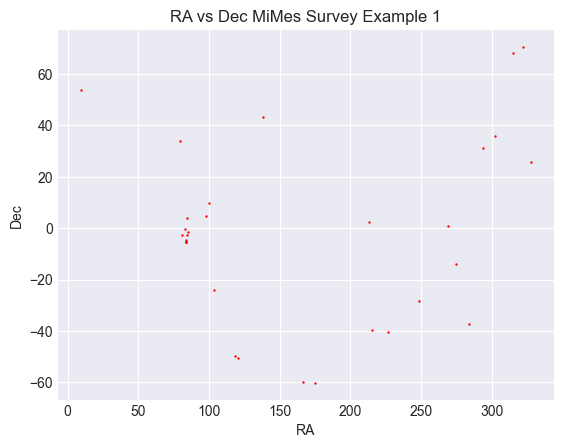
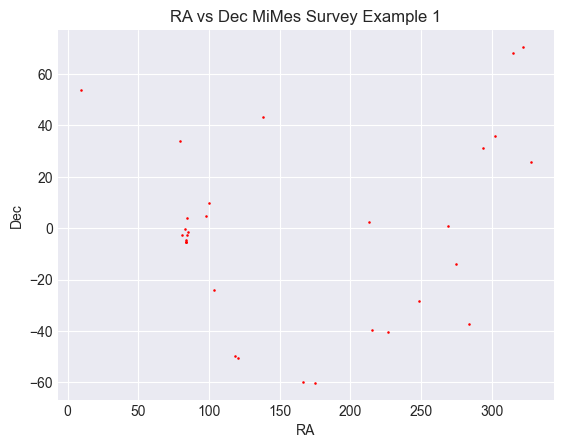
The change to this notebook cell's code, shown as a diff; its figure went from the first image to the second:
--- before
+++ after
@@ -7,4 +7,4 @@
 mphot.pmra_vs_pmdec(df, title = "PMRA vs PMDEC MiMes Survey Example 1")
 mphot.plot_hr_diagram(df, title = "HR Diagram MiMes Survey Example 1")
-mphot.hist(dists=df['parallax'], parallax=True, title = "Histogram of Parallaxes MiMes Survey Example 1")
-mphot.fittedHist(dists=df['parallax'], parallax=True, title = "Fitted Histogram of Parallaxes MiMes Survey Example 1")
+mphot.hist(values=df['parallax'], parallax=True, title = "Histogram of Parallaxes MiMes Survey Example 1")
+mphot.fitted_hist(values=df['parallax'], parallax=True, title = "Fitted Histogram of Parallaxes MiMes Survey Example 1")

Commit: Run examples